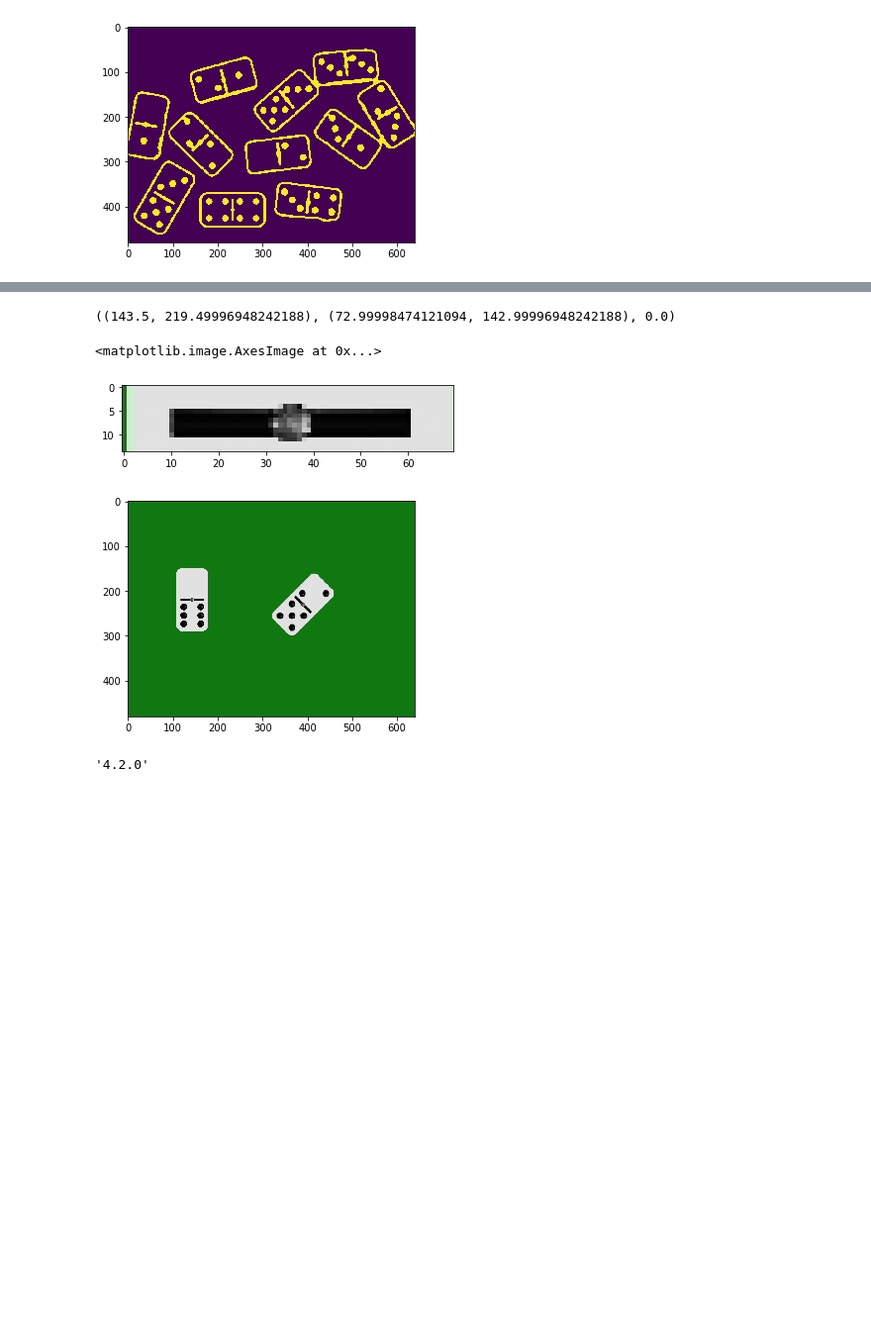
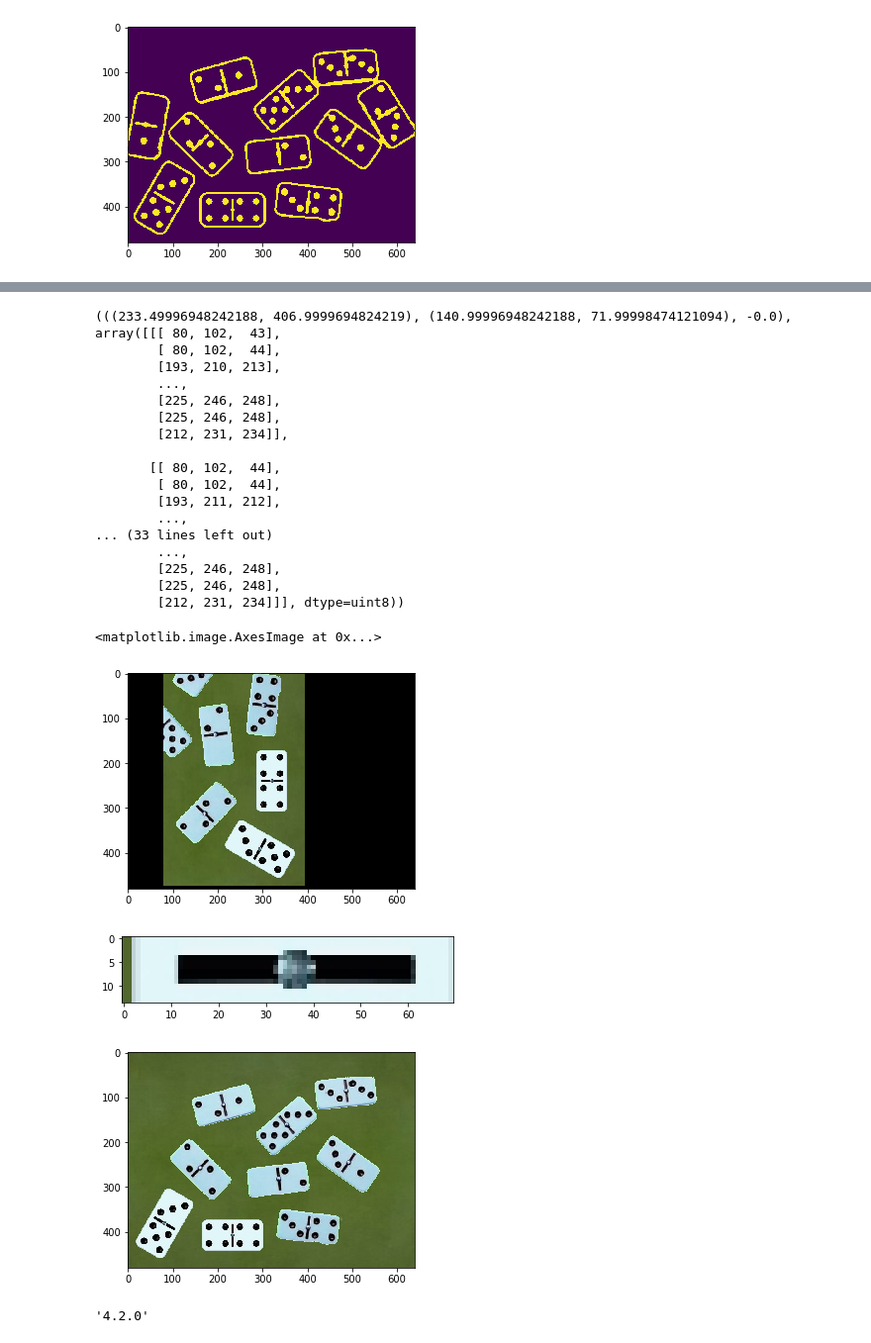
Before and after one commit to XCoret/R2-MINO, a Jupyter notebook: code/modulVisio.ipynb, the cells around one changed output, grey strips where cells are left out. Shown: that part at 99% size. Drawn from its saved outputs; the diff is of its cells as text; code cells hidden in the pictures; blank space fills up the shorter version.

```diff
--- a/code/modulVisio.ipynb
+++ b/code/modulVisio.ipynb
@@ -335,11 +336,11 @@ import visio as v
 
 
 
-frame = cv.imread('src/test1fitxa.jpg')
+frame = cv.imread('example.jpg')
 im = frame.copy()
 rows,cols,_ = im.shape
 print(v.getFirstFeatures(frame))
-posicio,midaFitxa,rotacio = v.getFirstFeatures(frame)
+(posicio,midaFitxa,rotacio),template = v.getFirstFeatures(frame)
 
 x = int(posicio[0])
 y = int(posicio[1])
@@ -357,38 +358,56 @@ v_gap = centerY - y
 
 # Traslacio al centre
 M = np.float32([[1,0,h_gap],[0,1,v_gap]])
 dst = cv.warpAffine(im,M,(cols,rows))
 
 # Rotacio
 if width > height:
     rotacio = 90+rotacio
 else:
     temp = width
     width = height
     height = temp
 
 M = cv.getRotationMatrix2D((cols/2,rows/2),rotacio,1)
 dst = cv.warpAffine(dst,M,(cols,rows))
 
 #dst = cv.circle(dst,(centerX,centerY), 5, (255,255,0), -1)
 
-
+plt.figure()
+plt.imshow(dst,'gray')
 
 templateHeight = height*0.2
 templateWidth = width*0.5
-
+# ROI
 template = dst[ centerY-int(templateHeight*0.5):centerY+int(templateHeight*0.5) , centerX-int(templateWidth*0.5) : centerX+int(templateWidth*0.5)]
 
 
 plt.figure()
 plt.imshow(template,'gray')
 plt.figure()
 plt.imshow(im,'gray')
 # %% [output]
-((143.5, 219.49996948242188), (72.99998474121094, 142.99996948242188), 0.0)
+(((233.49996948242188, 406.9999694824219), (140.99996948242188, 71.99998474121094), -0.0), array([[[ 80, 102,  43],
+        [ 80, 102,  44],
+        [193, 210, 213],
+        ...,
+        [225, 246, 248],
+        [225, 246, 248],
+        [212, 231, 234]],
+
+       [[ 80, 102,  44],
+        [ 80, 102,  44],
+        [193, 211, 212],
+        ...,
+... (33 lines left out)
+        ...,
+        [225, 246, 248],
+        [225, 246, 248],
+        [212, 231, 234]]], dtype=uint8))
 <matplotlib.image.AxesImage at 0x...>
-[figure, old version]
+[figure, new version]
-[figure, old version]
+[figure, new version]
+[figure, added]
 # %%
 import cv2
 cv2.__version__
```
Also changed, not shown: parts of 1 cell of this notebook, 10 other files.
